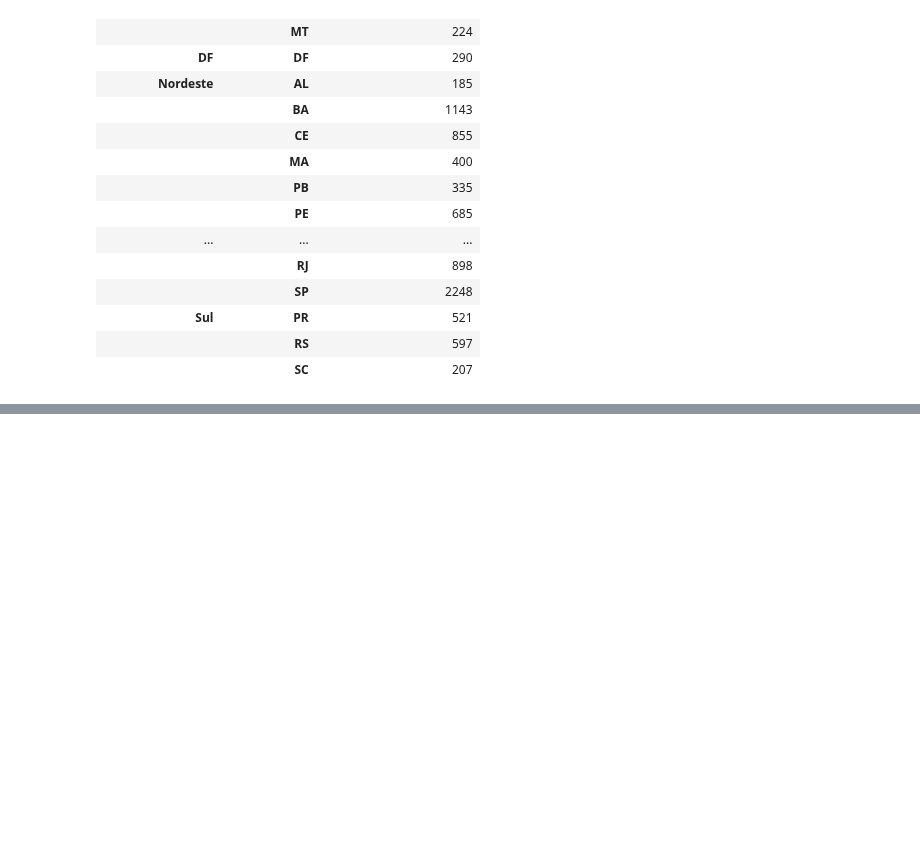
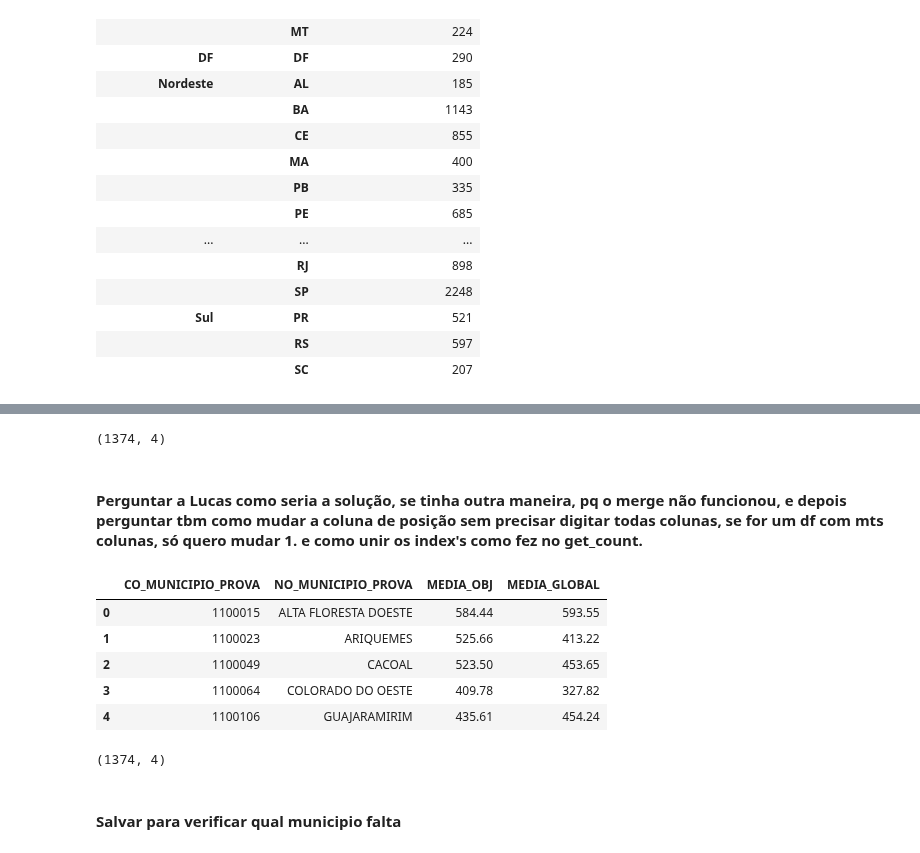
Before and after one commit to Bruno-Santana-Eco/Analise-de-Dados-ENEM, a Jupyter notebook: DataPrep1.ipynb, the cells around one changed output, grey strips where cells are left out. Saved outputs shown, nothing was run; the diff lists cells and outputs as text; code cells hidden in the pictures; blank space fills up the shorter version.

```diff
--- a/DataPrep1.ipynb
+++ b/DataPrep1.ipynb
@@ -1245,0 +1190,25 @@ geral10_media.head(27)
+# %%
+map_dict = geral10_media1.set_index('CO_MUNICIPIO_PROVA')['NO_MUNICIPIO_PROVA'].to_dict()
+geral10_media['NO_MUNICIPIO_PROVA'] = geral10_media['CO_MUNICIPIO_PROVA'].map(map_dict)
+
+geral10_media.shape
+# %% [output]
+(1374, 4)
+# %% [markdown]
+#### Perguntar a Lucas como seria a solução, se tinha outra maneira, pq o merge não funcionou, e depois perguntar tbm como mudar a coluna de posição sem precisar digitar todas colunas, se for um df com mts colunas, só quero mudar 1. e como unir os index's como fez no get_count.
+# %%
+geral10_media = geral10_media[['CO_MUNICIPIO_PROVA', 'NO_MUNICIPIO_PROVA', 'MEDIA_OBJ', 'MEDIA_GLOBAL']]
+geral10_media.head()
+# %% [output]
+|  | CO_MUNICIPIO_PROVA | NO_MUNICIPIO_PROVA | MEDIA_OBJ | MEDIA_GLOBAL |
+| 0 | 1100015 | ALTA FLORESTA DOESTE | 584.44 | 593.55 |
+| 1 | 1100023 | ARIQUEMES | 525.66 | 413.22 |
+| 2 | 1100049 | CACOAL | 523.50 | 453.65 |
+| 3 | 1100064 | COLORADO DO OESTE | 409.78 | 327.82 |
+| 4 | 1100106 | GUAJARAMIRIM | 435.61 | 454.24 |
+# %%
+geral10_media.shape
+# %% [output]
+(1374, 4)
+# %% [markdown]
+#### Salvar para verificar qual municipio falta
```
Also changed, not shown: parts of 28 cells of this notebook, 2 other files.
